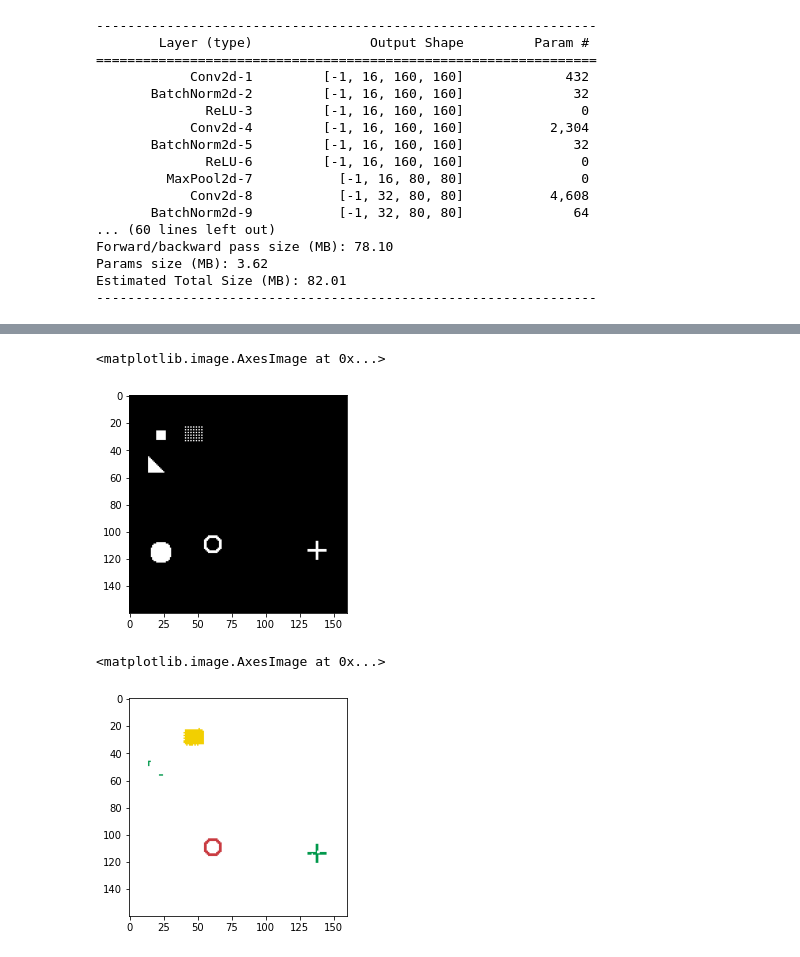
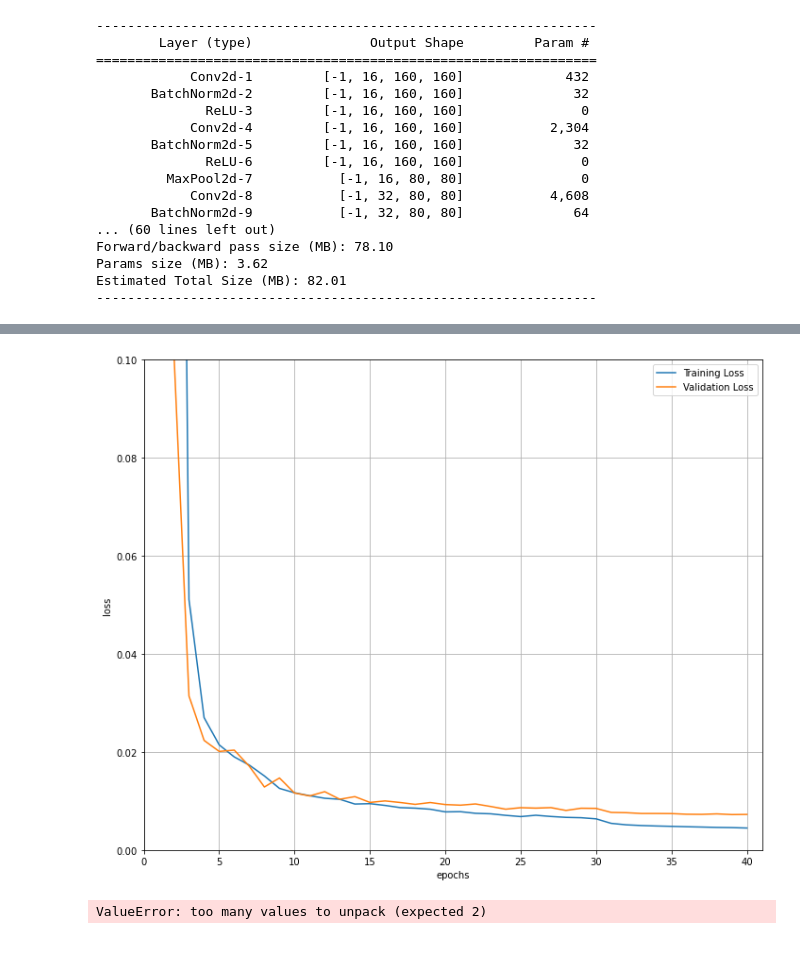
Before and after one commit to dmtryzarubin/BostonGene, a Jupyter notebook: Unet_1/Unet_.ipynb, the cells around one changed output, grey strips where cells are left out. Cells and saved outputs as stored; diff of their text form; code cells hidden in the pictures.

```diff
--- a/Unet_1/Unet_.ipynb
+++ b/Unet_1/Unet_.ipynb
@@ -95,11 +83,11 @@ plt.show()
 from torchsummary import summary
 import torch
 import torch.nn as nn
-import unet
+from unet import UNet
 
 device = 'cuda'
 
-model = unet.UNet().to(device)
+model = UNet().to(device)
 
 summary(model, input_size=(3, IMG_H, IMG_W))
 # %% [output]
@@ -126,11 +116,17 @@ from torch.optim import lr_scheduler
 
 loss_fn = nn.BCEWithLogitsLoss()
 optimizer = optim.Adam(model.parameters(), lr=1e-3)
-scaler = torch.cuda.amp.GradScaler()
-scheduler = lr_scheduler.StepLR(optimizer, step_size=batch_size, gamma=0.1)
-num_epochs = 5
+scheduler = lr_scheduler.StepLR(optimizer, step_size=30, gamma=0.1)
+num_epochs = 40
 # %%
 from train import *
 
-model = train_model(model, optimizer, scheduler, train_loader, val_loader, num_epochs=num_epochs)
+model, train_losses, val_losses = train_model(
+    model=model,
+    optimizer=optimizer,
+    scheduler=scheduler,
+    train_loader=train_loader,
+    val_loader=val_loader,
+    num_epochs=num_epochs
+)
 # %% [output]
@@ -222,5 +149,0 @@ plt.imshow(dice_coef(labels[0], pred[0]))
-# %%
-plt.imshow(reverse_transform(inputs[0].cpu()))
-# %% [output]
-<matplotlib.image.AxesImage at 0x...>
-[figure, removed]
@@ -229,6 +149,0 @@ import data_utils
-# %%
-p_masks = [data_utils.masks_to_colorimg(x) for x in pred]
-plt.imshow(p_masks[0])
-# %% [output]
-<matplotlib.image.AxesImage at 0x...>
-[figure, removed]
@@ -236,0 +150,7 @@ import data_utils
+# %%
+plot_loss(
+    train_loss=train_losses,
+    valid_loss=val_losses
+)
+# %% [output]
+[figure, added]
@@ -236,0 +160,12 @@ import data_utils
+# %%
+from evaluate import evaluate
+
+evaluate(
+    model=model,
+    loss_fn=loss_fn,
+    test_dataset=test_dataset,
+    batch_size=24,
+    path='../Segmentation_Data/Test/Predictions/',
+    device=device)
+# %% [output]
+ValueError: too many values to unpack (expected 2)
```
Also changed, not shown: parts of 17 cells of this notebook, 19 other files.
